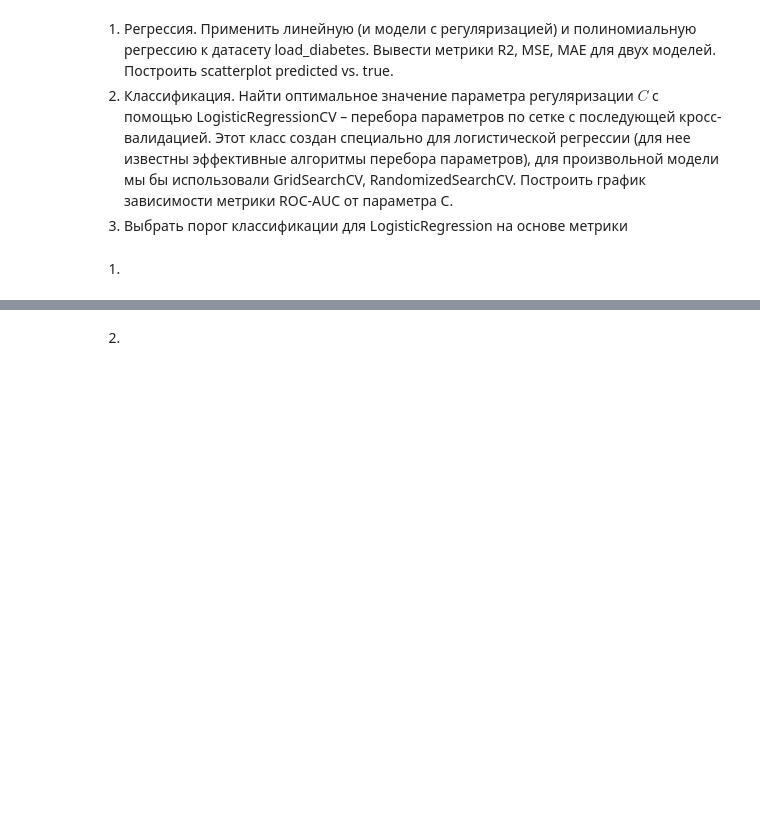
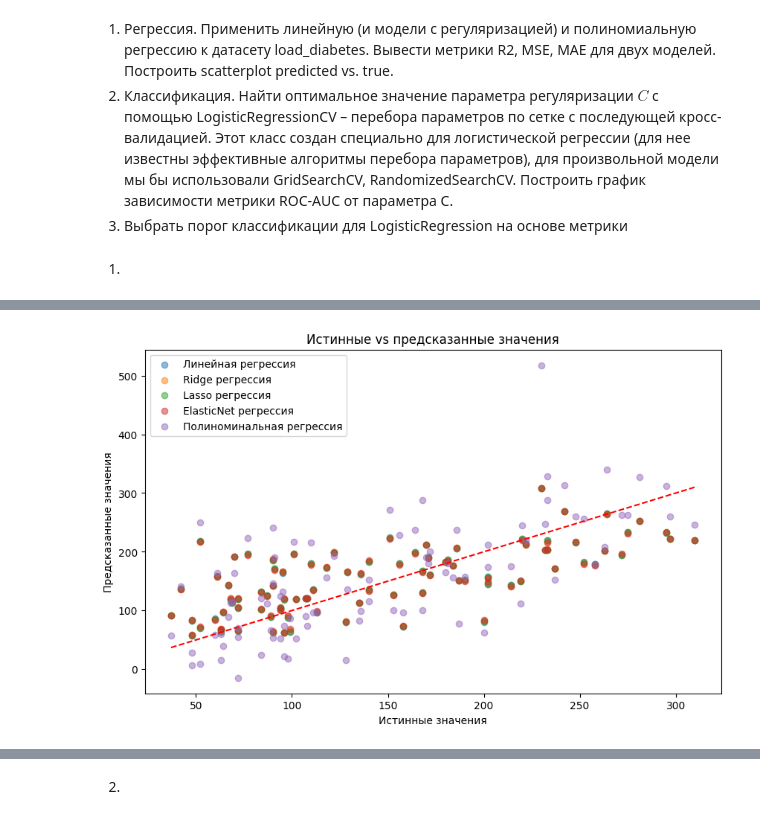
Before and after one commit to BashkirovIvan/BMT_ML, a Jupyter notebook: ЛР_№8_КМОиРО.ipynb, the cells around one changed output, grey strips where cells are left out. Cells and saved outputs as stored; diff of their text form; code cells hidden in the pictures; blank space fills up the shorter version.

```diff
--- a/ЛР_№8_КМОиРО.ipynb
+++ b/ЛР_№8_КМОиРО.ipynb
@@ -113,0 +107,79 @@ R2 ошибка: наилучшие результаты демонстриру
+# %%
+import numpy as np
+import pandas as pd
+import matplotlib.pyplot as plt
+from sklearn.datasets import load_diabetes
+from sklearn.model_selection import train_test_split
+from sklearn.preprocessing import scale, PolynomialFeatures
+from sklearn.linear_model import LinearRegression, Ridge, Lasso, ElasticNet
+from sklearn.metrics import mean_absolute_error, mean_squared_error, r2_score
+
+# Загрузка датасета
+diabetes = load_diabetes()
+X = diabetes.data
+y = diabetes.target
+
+# Разделение на обучающую и тестовую выборки
+X_train, X_test, y_train, y_test = train_test_split(X, y, test_size=0.2, random_state=42)
+
+# Масштабирование данных
+X_train_scaled = scale(X_train)
+X_test_scaled = scale(X_test)
+
+# Линейная регрессия
+linear_model = LinearRegression()
+linear_model.fit(X_train_scaled, y_train)
+y_pred_linear = linear_model.predict(X_test_scaled)
+
+# Ridge регрессия
+ridge_model = Ridge(alpha=1.0)
+ridge_model.fit(X_train_scaled, y_train)
+y_pred_ridge = ridge_model.predict(X_test_scaled)
+
+# Lasso регрессия
+lasso_model = Lasso(alpha=0.01)
+lasso_model.fit(X_train_scaled, y_train)
+y_pred_lasso = lasso_model.predict(X_test_scaled)
+
+# ElasticNet регрессия
+elastic_model = ElasticNet(alpha=0.01, l1_ratio=0.5)
+elastic_model.fit(X_train_scaled, y_train)
+y_pred_elastic = elastic_model.predict(X_test_scaled)
+
+# Полиномиальная регрессия
+poly = PolynomialFeatures(degree=2)
+X_train_poly = poly.fit_transform(X_train_scaled)
+X_test_poly = poly.transform(X_test_scaled)
+
+poly_model = LinearRegression()
+poly_model.fit(X_train_poly, y_train)
+y_pred_poly = poly_model.predict(X_test_poly)
+
+# Функция для вычисления метрик
+def evaluate_model(y_true, y_pred, model_name):
+    r2 = r2_score(y_true, y_pred)
+    mse = mean_squared_error(y_true, y_pred)
+    mae = mean_absolute_error(y_true, y_pred)
+    print(f"{model_name} - R²: {r2:.4f}, MSE: {mse:.4f}, MAE: {mae:.4f}")
+
+# Оценка моделей
+evaluate_model(y_test, y_pred_linear, "Линейная регрессия")
+evaluate_model(y_test, y_pred_ridge, "Ridge регрессия")
+evaluate_model(y_test, y_pred_lasso, "Lasso регрессия")
+evaluate_model(y_test, y_pred_elastic, "ElasticNet регрессия")
+evaluate_model(y_test, y_pred_poly, "Полиноминальная регрессия")
+
+# Построение scatterplot predicted vs. true
+plt.figure(figsize=(10, 6))
+plt.scatter(y_test, y_pred_linear, label="Линейная регрессия", alpha=0.5)
+plt.scatter(y_test, y_pred_ridge, label="Ridge регрессия", alpha=0.5)
+plt.scatter(y_test, y_pred_lasso, label="Lasso регрессия", alpha=0.5)
+plt.scatter(y_test, y_pred_elastic, label="ElasticNet регрессия", alpha=0.5)
+plt.scatter(y_test, y_pred_poly, label="Полиноминальная регрессия", alpha=0.5)
+plt.plot([min(y_test), max(y_test)], [min(y_test), max(y_test)], color='red', linestyle='--')
+plt.xlabel("Истинные значения")
+plt.ylabel("Предсказанные значения")
+plt.title("Истинные vs предсказанные значения")
+plt.legend()
+plt.show()
+# %% [output]
@@ -113,0 +191 @@ R2 ошибка: наилучшие результаты демонстриру
+[figure, added]
```
Also changed, not shown: parts of 9 cells of this notebook.
